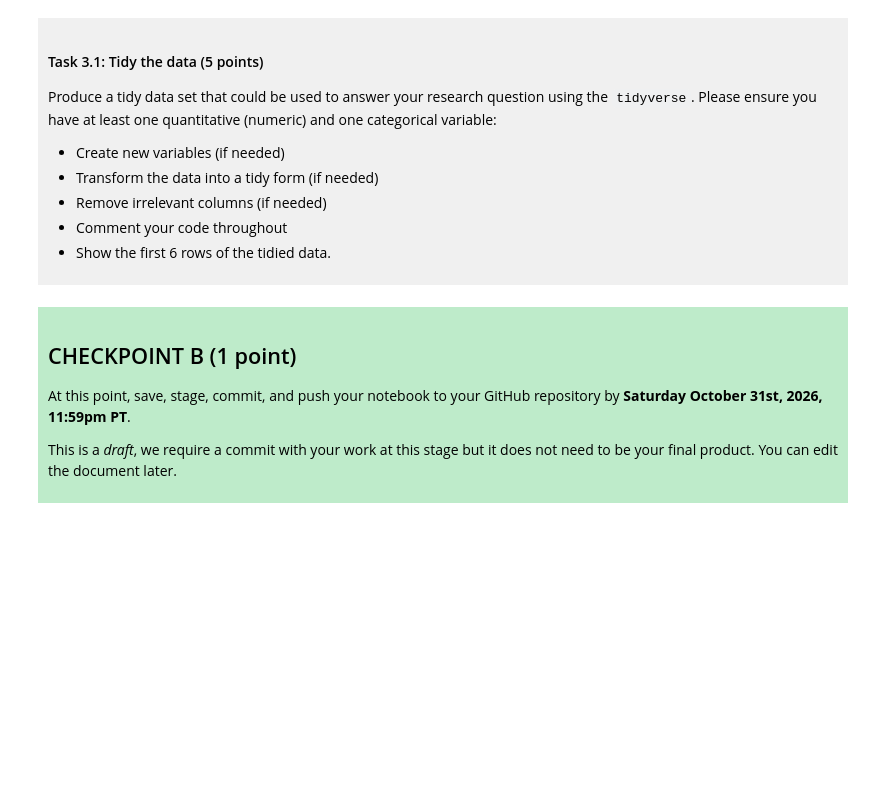
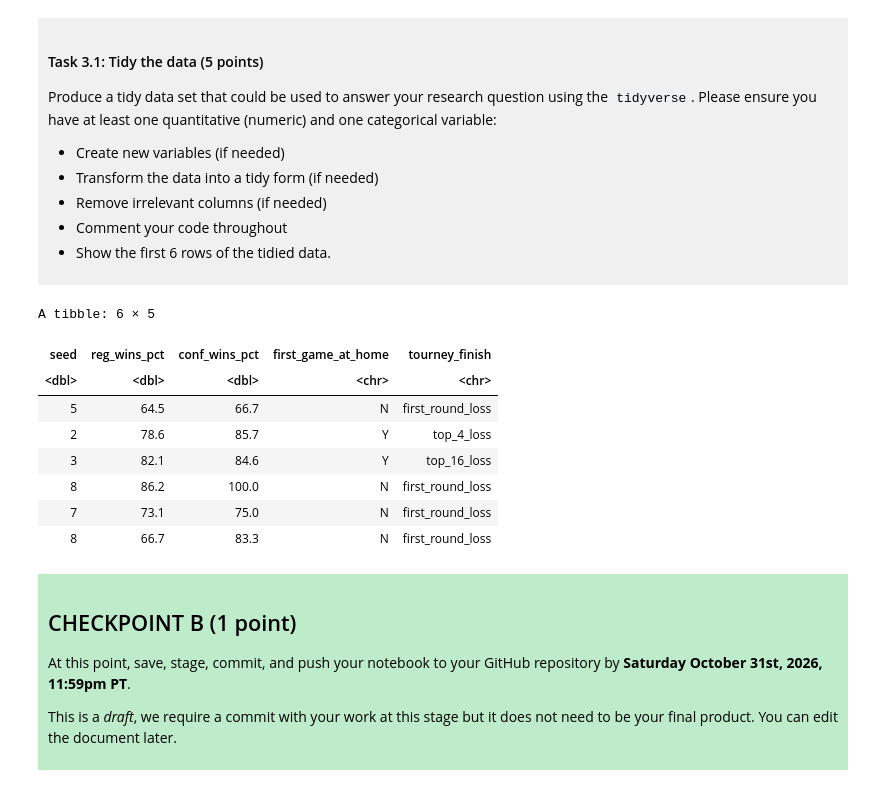
Before and after one commit to sebcud01/dsci-100-project-sebastian-cudmore, a Jupyter notebook: dsci-100-project-notebook.ipynb, the cells around one changed output. Drawn from its saved outputs; the diff is of its cells as text; code cells hidden in the pictures; blank space fills up the shorter version.

```diff
--- a/dsci-100-project-notebook.ipynb
+++ b/dsci-100-project-notebook.ipynb
@@ -189,7 +214,19 @@ Produce a tidy data set that could be used to answer your research question usin
 
 </div>
 # %%
-### EDIT THIS CODE CELL ###
+basket_ball_useful <- select(basketball, seed, reg_wins_pct, conf_wins_pct, first_game_at_home, tourney_finish) |> filter(!is.na(conf_wins_pct))
+# I used google to find the "is.an" function used in filter
+basket_ball_useful |> slice(1:6)
+# %% [output]
+A tibble: 6 × 5
+| seed | reg_wins_pct | conf_wins_pct | first_game_at_home | tourney_finish |
+| <dbl> | <dbl> | <dbl> | <chr> | <chr> |
+| 5 | 64.5 | 66.7 | N | first_round_loss |
+| 2 | 78.6 | 85.7 | Y | top_4_loss |
+| 3 | 82.1 | 84.6 | Y | top_16_loss |
+| 8 | 86.2 | 100.0 | N | first_round_loss |
+| 7 | 73.1 | 75.0 | N | first_round_loss |
+| 8 | 66.7 | 83.3 | N | first_round_loss |
 # %% [markdown]
 <div style="background-color: #beebca; padding: 10px;">
 
```
Also changed, not shown: parts of 3 cells of this notebook.
